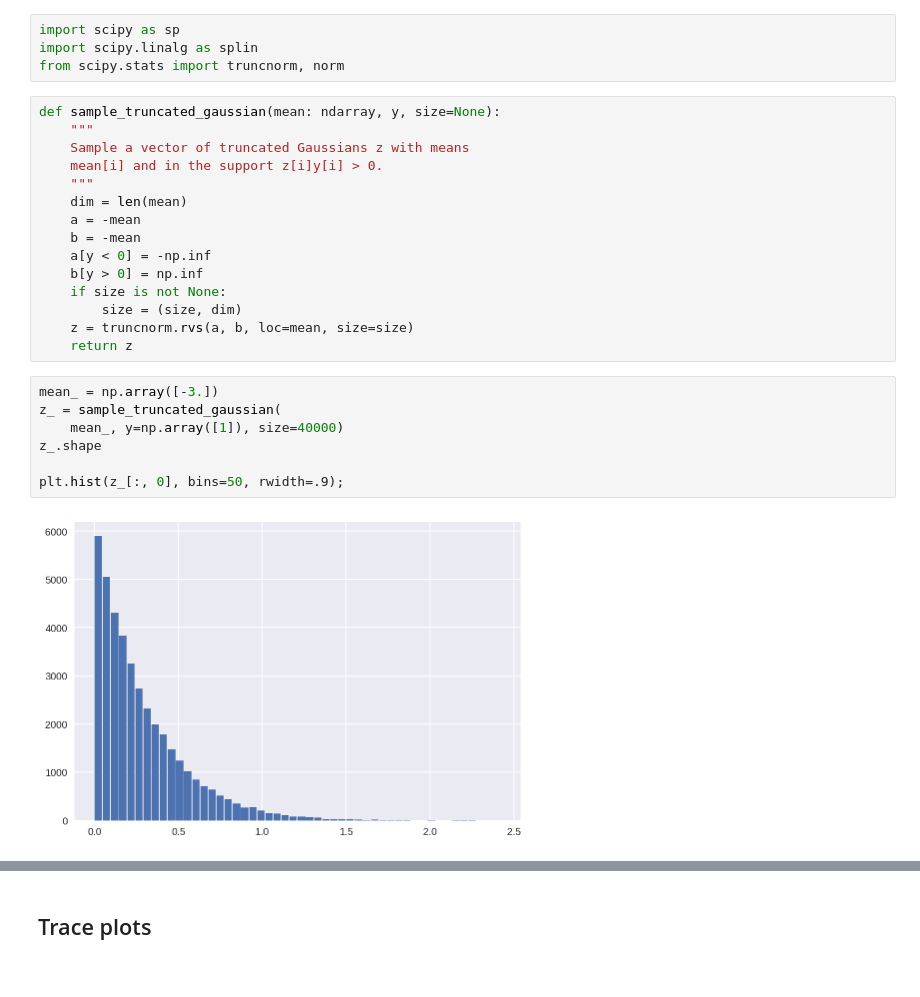
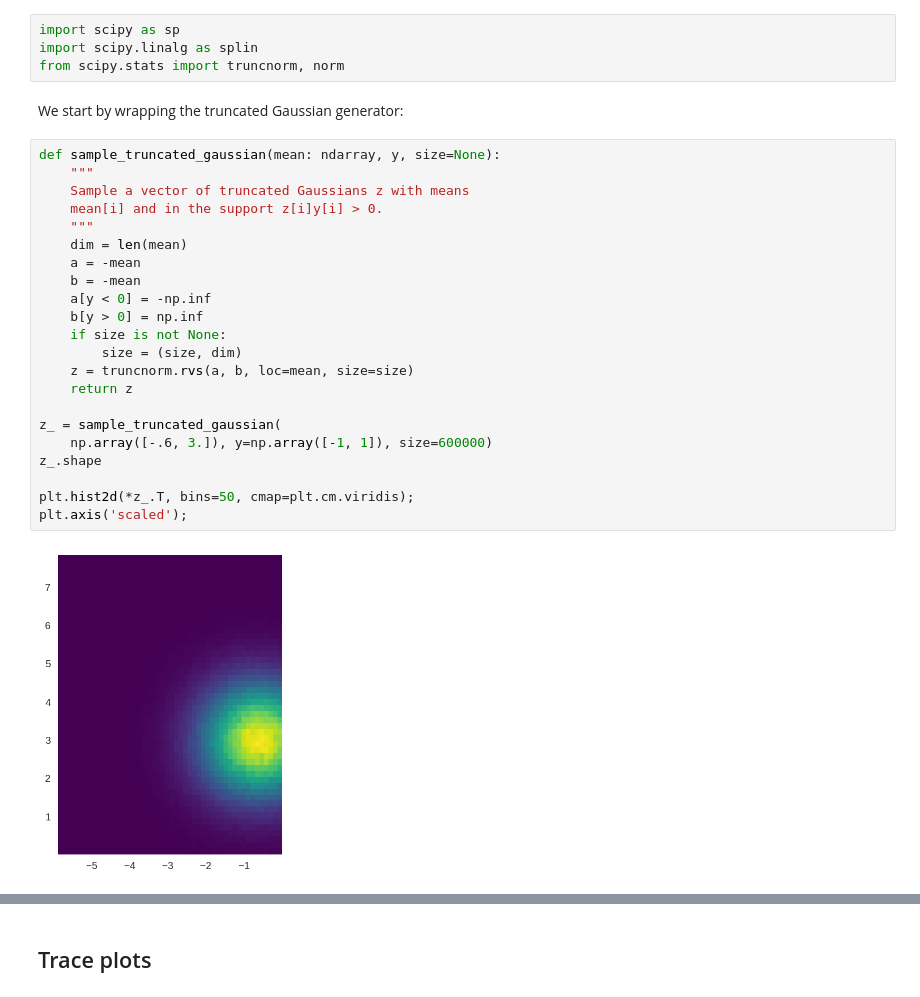
Before and after one commit to ManifoldFR/mva-graphicalmodels, a Jupyter notebook: homework3/hw3.ipynb, the cells around one changed output, grey strips where cells are left out. Cells and saved outputs as stored; diff of their text form.

```diff
--- a/homework3/hw3.ipynb
+++ b/homework3/hw3.ipynb
@@ -53,27 +54,29 @@ $$
 import scipy as sp
 import scipy.linalg as splin
 from scipy.stats import truncnorm, norm
+# %% [markdown]
+We start by wrapping the truncated Gaussian generator:
 # %%
 def sample_truncated_gaussian(mean: ndarray, y, size=None):
     """
     Sample a vector of truncated Gaussians z with means
     mean[i] and in the support z[i]y[i] > 0.
     """
     dim = len(mean)
     a = -mean
     b = -mean
     a[y < 0] = -np.inf
     b[y > 0] = np.inf
     if size is not None:
         size = (size, dim)
     z = truncnorm.rvs(a, b, loc=mean, size=size)
     return z
+
+z_ = sample_truncated_gaussian(
+    np.array([-.6, 3.]), y=np.array([-1, 1]), size=600000)
+z_.shape
+
+plt.hist2d(*z_.T, bins=50, cmap=plt.cm.viridis);
+plt.axis('scaled');
+# %% [output]
+[figure, added]
-# %%
-mean_ = np.array([-3.])
-z_ = sample_truncated_gaussian(
-    mean_, y=np.array([1]), size=40000)
-z_.shape
-
-plt.hist(z_[:, 0], bins=50, rwidth=.9);
-# %% [output]
-[figure, removed]
```
Also changed, not shown: parts of 23 cells of this notebook, 5 other files.
